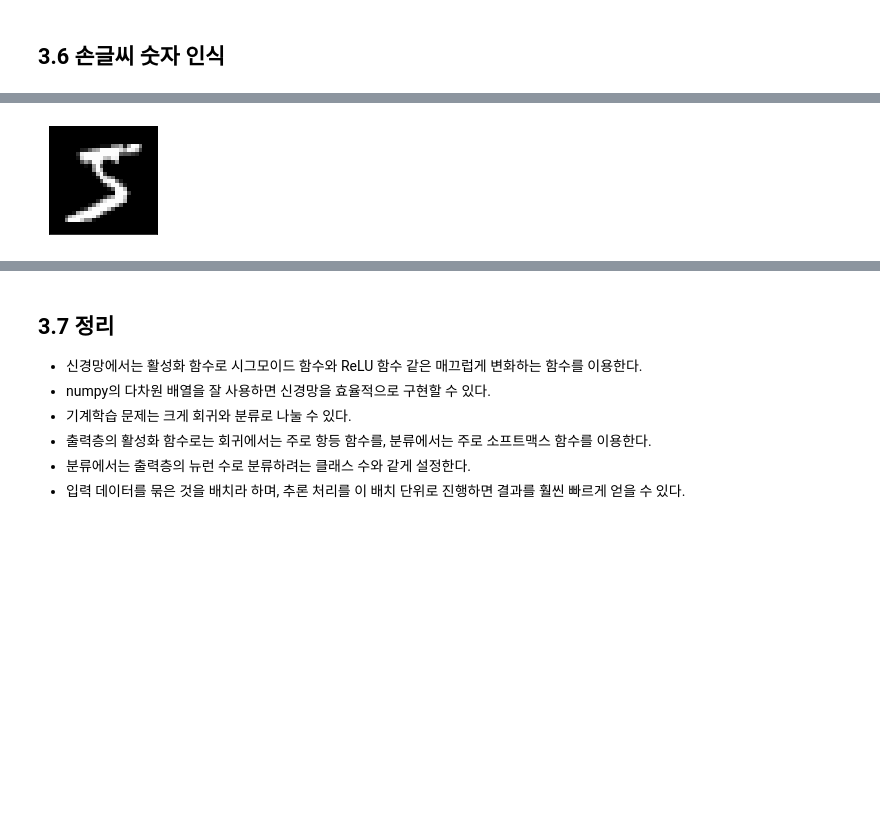
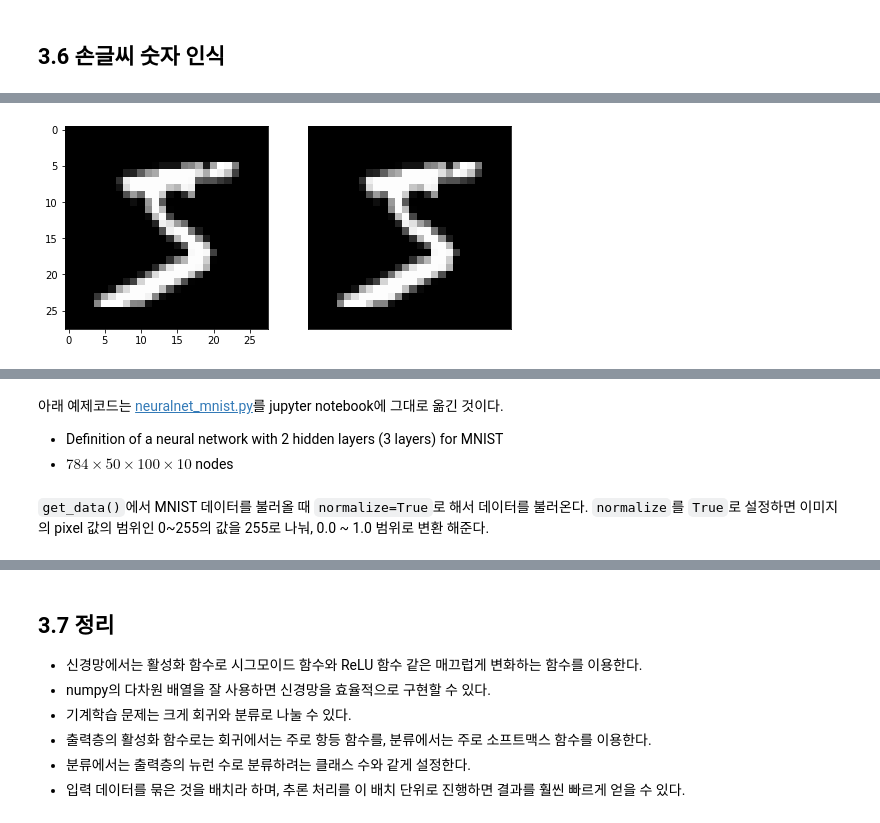
Before and after one commit to gjang7/DLFromScratch, a Jupyter notebook: Chap03-NeuralNetwork/Chap03-NeuralNetwork.ipynb, the cells around one changed output, grey strips where cells are left out. Drawn from its saved outputs; the diff is of its cells as text; code cells hidden in the pictures; blank space fills up the shorter version.

```diff
--- a/Chap03-NeuralNetwork/Chap03-NeuralNetwork.ipynb
+++ b/Chap03-NeuralNetwork/Chap03-NeuralNetwork.ipynb
@@ -581,0 +770,11 @@ t_test.shape : (10000,)
+# %%
+# loading options for furthur processing
+# flatten=True, normalize=False, one_hot_label=False
+(x_train, t_train), (x_test, t_test) = load_mnist(flatten=True, normalize=False, one_hot_label=False)
+# flatten = True: 1x28x28 -> 784
+print('x_train.shape :', x_train.shape)
+print('t_train.shape :', t_train.shape)
+print('x_test.shape :', x_test.shape)
+print('t_test.shape :', t_test.shape)
+print('t_train[0] =',t_train[0])
+print(x_train[0][::4])
@@ -582,15 +798,22 @@ t_test.shape : (10000,)
 # %%
-figsize(2, 2)
+figsize(8,4)
 img = x_train[0].reshape(28, 28)
-plt.imshow(img, 'gray')
+fig1 = plt.subplot(1,2,1).imshow(img, 'gray')
+plt.xticks(range(0,28,5)), plt.yticks(range(0,28,5));
+plt.subplot(1,2,2).imshow(img, 'gray')
 plt.xticks([]), plt.yticks([]);
 # %% [output]
-[figure, old version]
+[figure, new version]
 # %% [markdown]
 ### 3.6.2 신경망의 추론 처리
 
 이 예제에서는 `sample_weight.pkl`에 사전에 '학습된 가중치 매개변수'를 이용해 MNIST 데이터를 분류한다.
 
 ![](./images/mnist_nn.png)
+# %% [markdown]
+아래 예제코드는 [neuralnet_mnist.py](neuralnet_mnist.py)를 jupyter notebook에 그대로 옮긴 것이다.
+
+- Definition of a neural network with 2 hidden layers (3 layers) for MNIST
+- $784 \times 50 \times 100 \times 10$ nodes
 # %%
 import sys, os
@@ -603,2 +827,4 @@ from common.functions import sigmoid, softmax
+# %% [markdown]
+`get_data()`에서 MNIST 데이터를 불러올 때 `normalize=True`로 해서 데이터를 불러온다. `normalize`를 `True`로 설정하면 이미지의 pixel 값의 범위인 0~255의 값을 255로 나눠, 0.0 ~ 1.0 범위로 변환 해준다.
 # %%
 def get_data():
```
Also changed, not shown: parts of 57 cells of this notebook, 1 other file.
